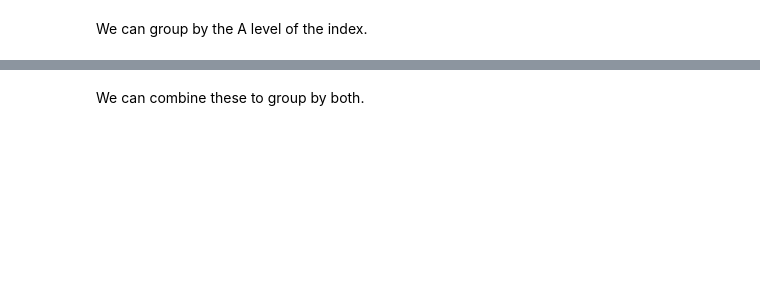
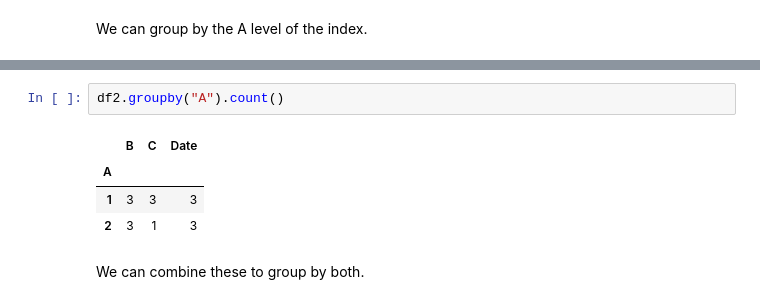
Before and after one commit to beauvilerobed/ds-ml-notes-projects-and-tutorials, a Jupyter notebook: projects/intro-to-economic-modeling-and-ds/working-with-data/groupby.ipynb, the cells around one changed output, grey strips where cells are left out. Drawn from its saved outputs; the diff is of its cells as text; blank space fills up the shorter version.

```diff
--- a/projects/intro-to-economic-modeling-and-ds/working-with-data/groupby.ipynb
+++ b/projects/intro-to-economic-modeling-and-ds/working-with-data/groupby.ipynb
@@ -155,3 +226,10 @@ df2.groupby(pd.Grouper(level="A")).count()
+# %%
+df2.groupby("A").count()
+# %% [output]
+|  | B | C | Date |
+| A |  |  |  |
+| 1 | 3 | 3 | 3 |
+| 2 | 3 | 1 | 3 |
 # %% [markdown]
 We can combine these to group by both.
 # %%
```
Also changed, not shown: parts of 19 cells of this notebook.
